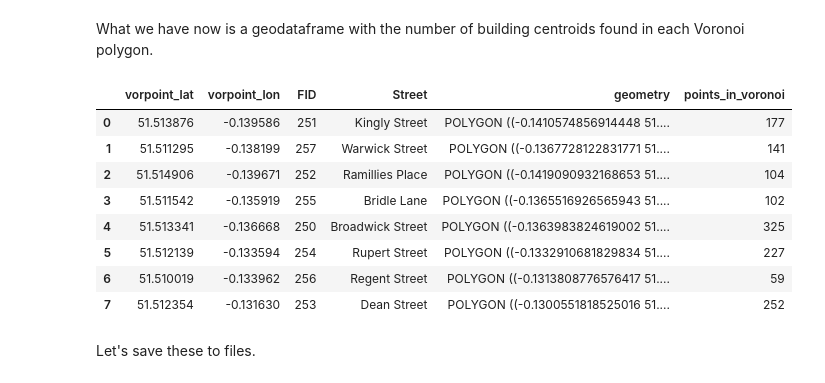
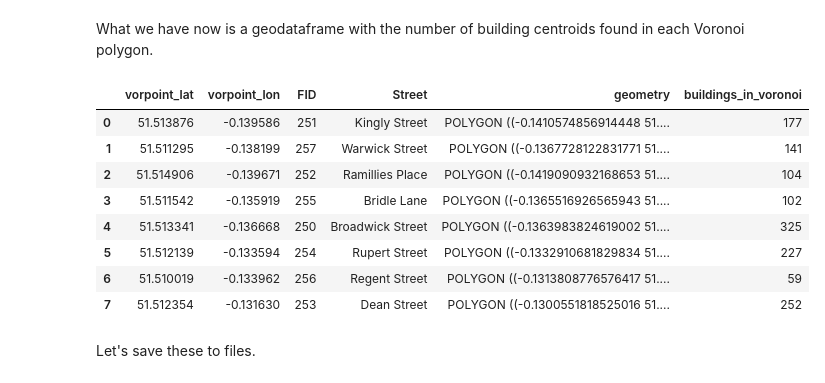
Before and after one commit to nravilla/1854-Cholera-Outbreak-London-Advanced-2, a Jupyter notebook: NB06-Buildings-in-Voronoi-Cells.ipynb, the cells around one changed output. Cells and saved outputs as stored; diff of their text form; code cells hidden in the pictures.

```diff
--- a/NB06-Buildings-in-Voronoi-Cells.ipynb
+++ b/NB06-Buildings-in-Voronoi-Cells.ipynb
@@ -108,0 +98,8 @@ polygons['points_in_voronoi'] = gpd.GeoSeries(pts_in_polys)
+# %%
+# Read the data.
+polygons = gpd.GeoDataFrame.from_file('outputs/clipped_voronoi.shp')
+points = footprints_centroid_gdf
+
+polygons = points_in_polygons(points, polygons)
+
+polygons
@@ -110,11 +117,13 @@ polygons['points_in_voronoi'] = gpd.GeoSeries(pts_in_polys)
 What we have now is a geodataframe with the number of building centroids found in each Voronoi polygon.
 # %%
 clipped_voronoi_buildings_gdf = \
-    polygons.rename(columns={'vorpoint_l':'vorpoint_lat','vorpoint_1':'vorpoint_lon'})
+    polygons.rename(columns={'vorpoint_l':'vorpoint_lat',\
+                             'vorpoint_1':'vorpoint_lon',\
+                            'points_in_polygon':'buildings_in_voronoi'})
 
 clipped_voronoi_buildings_gdf
 # %% [output]
-|  | vorpoint_lat | vorpoint_lon | FID | Street | geometry | points_in_voronoi |
+|  | vorpoint_lat | vorpoint_lon | FID | Street | geometry | buildings_in_voronoi |
 | 0 | 51.513876 | -0.139586 | 251 | Kingly Street | POLYGON ((-0.1410574856914448 51.... | 177 |
 | 1 | 51.511295 | -0.138199 | 257 | Warwick Street | POLYGON ((-0.1367728122831771 51.... | 141 |
 | 2 | 51.514906 | -0.139671 | 252 | Ramillies Place | POLYGON ((-0.1419090932168653 51.... | 104 |
```
Also changed, not shown: parts of 13 cells of this notebook, 4 other files.
